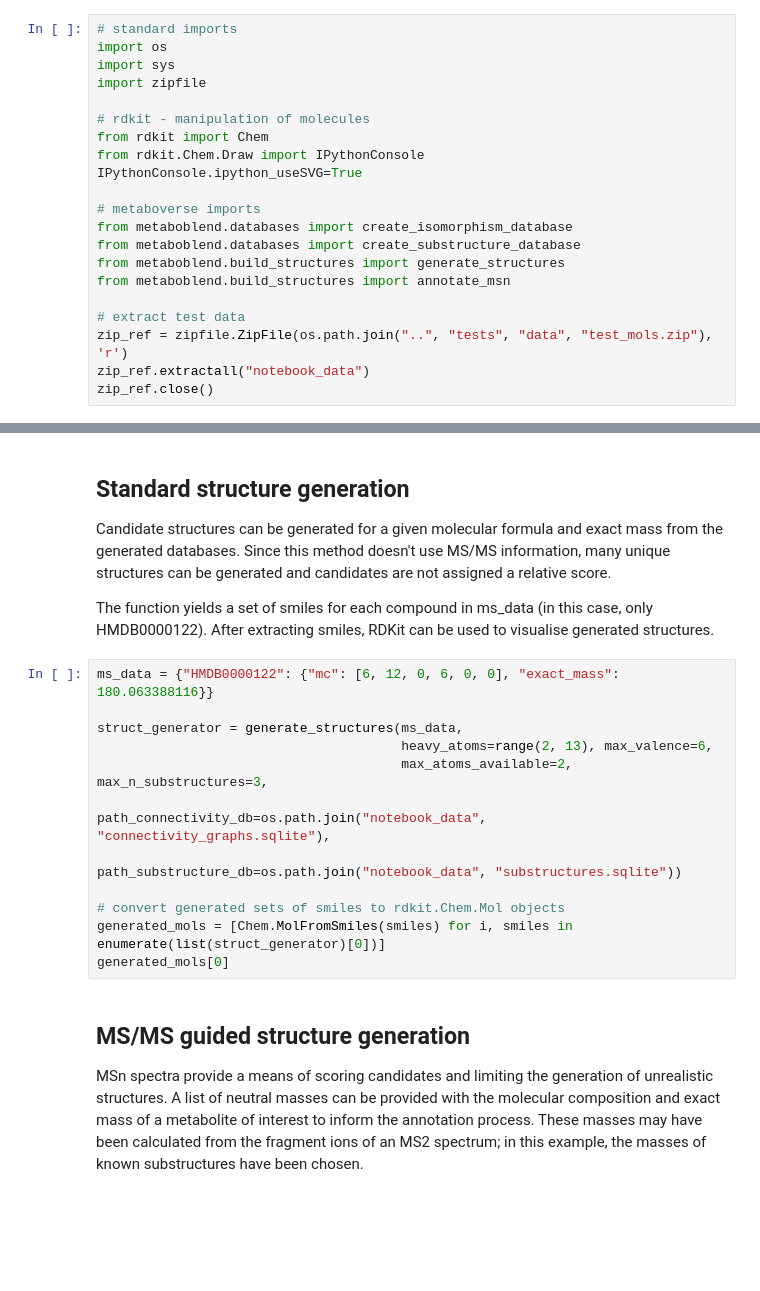
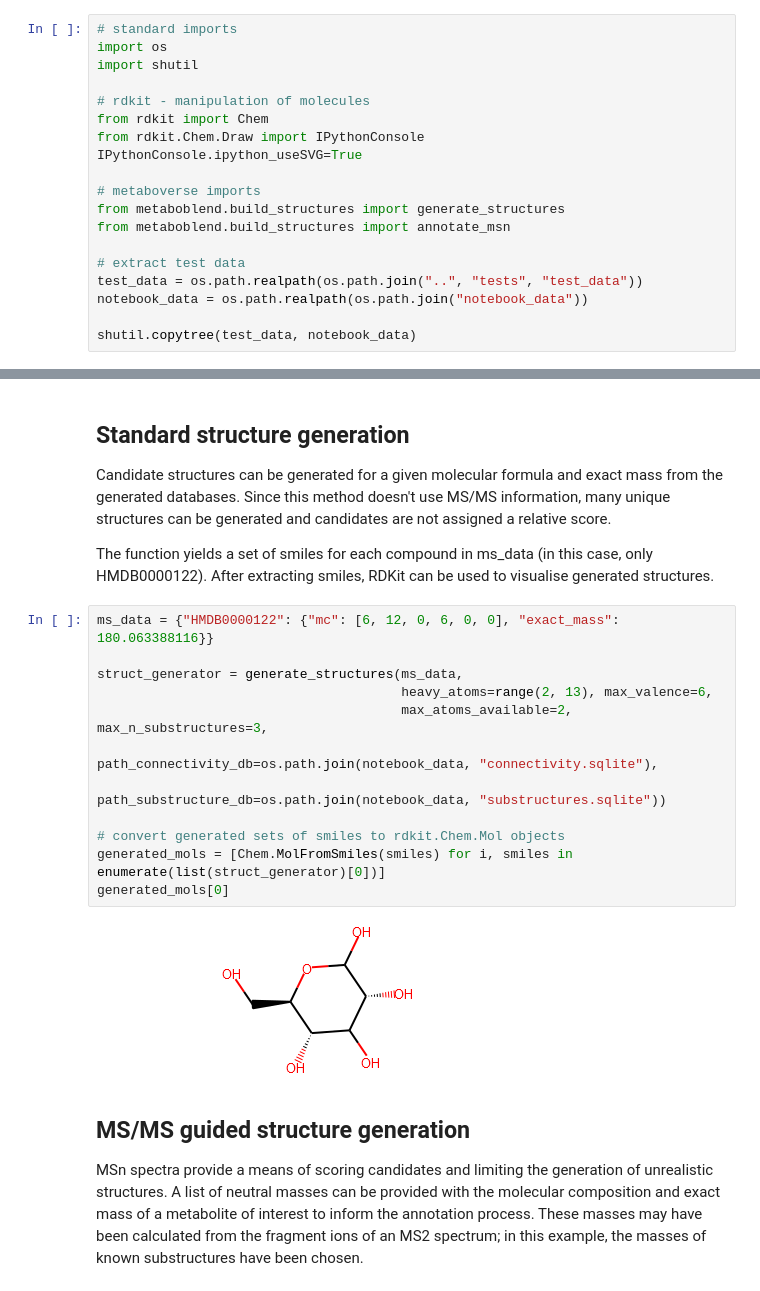
Before and after one commit to computational-metabolomics/metaboblend, a Jupyter notebook: notebooks/workflow.ipynb, the cells around one changed output, grey strips where cells are left out. Saved outputs shown, nothing was run; the diff lists cells and outputs as text; blank space fills up the shorter version.

Commit message:
Use test databases for notebook

```diff
--- a/notebooks/workflow.ipynb
+++ b/notebooks/workflow.ipynb
@@ -10,8 +10,7 @@ can additionally annotate MSn spectra in order to rank candidate lists.
 # %%
 # standard imports
 import os
-import sys
-import zipfile
+import shutil
 
 # rdkit - manipulation of molecules
 from rdkit import Chem
@@ -19,13 +18,12 @@ from rdkit.Chem.Draw import IPythonConsole
 IPythonConsole.ipython_useSVG=True
 
 # metaboverse imports
-from metaboblend.databases import create_isomorphism_database
-from metaboblend.databases import create_substructure_database
 from metaboblend.build_structures import generate_structures
 from metaboblend.build_structures import annotate_msn
 
 # extract test data
-zip_ref = zipfile.ZipFile(os.path.join("..", "tests", "data", "test_mols.zip"), 'r')
-zip_ref.extractall("notebook_data")
-zip_ref.close()
+test_data = os.path.realpath(os.path.join("..", "tests", "test_data"))
+notebook_data = os.path.realpath(os.path.join("notebook_data"))
+
+shutil.copytree(test_data, notebook_data)
 # %% [output]
@@ -76,15 +50,17 @@ used to visualise generated structures.
 # %%
 ms_data = {"HMDB0000122": {"mc": [6, 12, 0, 6, 0, 0], "exact_mass": 180.063388116}}
 
 struct_generator = generate_structures(ms_data,
                                        heavy_atoms=range(2, 13), max_valence=6,
                                        max_atoms_available=2, max_n_substructures=3,
-                                       path_connectivity_db=os.path.join("notebook_data", "connectivity_graphs.sqlite"),
-                                       path_substructure_db=os.path.join("notebook_data", "substructures.sqlite"))
+                                       path_connectivity_db=os.path.join(notebook_data, "connectivity.sqlite"),
+                                       path_substructure_db=os.path.join(notebook_data, "substructures.sqlite"))
 
 # convert generated sets of smiles to rdkit.Chem.Mol objects
 generated_mols = [Chem.MolFromSmiles(smiles) for i, smiles in enumerate(list(struct_generator)[0])]
 generated_mols[0]
+# %% [output]
+[figure, added]
 # %% [markdown]
 ## MS/MS guided structure generation
 
```
Also changed, not shown: parts of 4 cells of this notebook.
